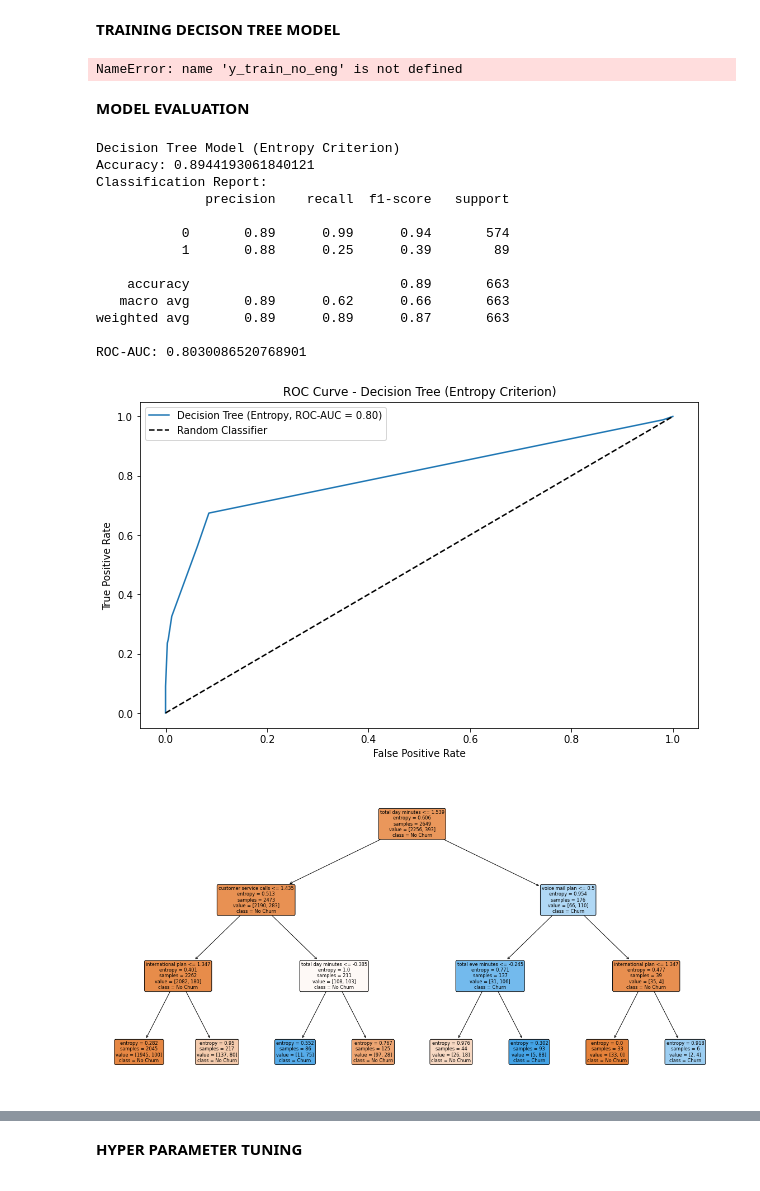
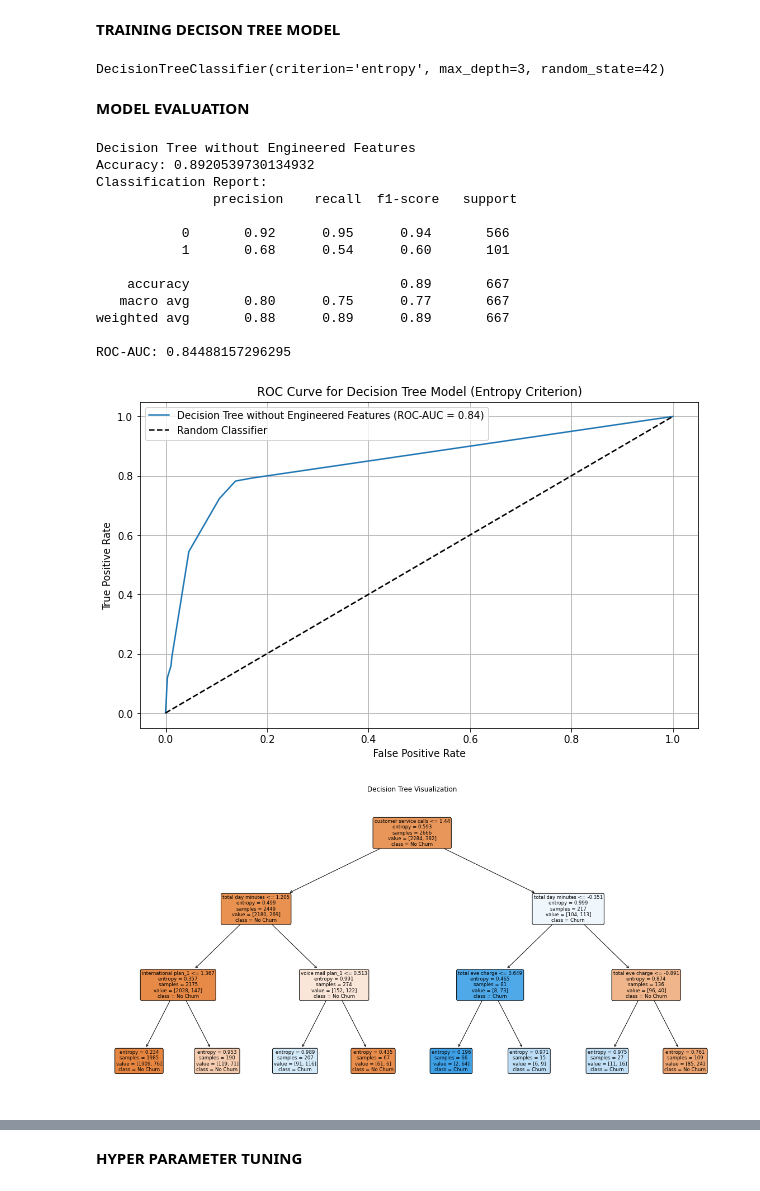
Before and after one commit to ISAACKW/dsc-phase-3-project-v3, a Jupyter notebook: student.ipynb, the cells around one changed output, grey strips where cells are left out. Cells and saved outputs as stored; diff of their text form; code cells hidden in the pictures.

Commit message:
model tuning

```diff
--- a/student.ipynb
+++ b/student.ipynb
@@ -764,10 +825,11 @@ from sklearn.tree import DecisionTreeClassifier
 # %%
 
 # Train the Decision Tree Model
-# Building a Decision Tree using Entropy
 
-model_tree_entropy = DecisionTreeClassifier(criterion='entropy', max_depth=3,random_state=42)
-model_tree_entropy.fit(X_train_no_eng_scaled, y_train_no_eng)
+# Initialize the Decision Tree model with entropy criterion
+model_tree_no_eng = DecisionTreeClassifier(criterion='entropy', max_depth=3,random_state=42)
+# Train the model on Dataset 1 (Without Engineered Features)
+model_tree_no_eng.fit(X_train_no_eng_scaled, y_train)
 # %% [output]
-NameError: name 'y_train_no_eng' is not defined
+DecisionTreeClassifier(criterion='entropy', max_depth=3, random_state=42)
 # %%
@@ -776,45 +838,47 @@ y_pred_tree_entropy = model_tree_entropy.predict(X_test_no_eng_scaled)
 # %% [markdown]
 **MODEL EVALUATION**
 # %%
-# Evaluate the Model
-print("Decision Tree Model (Entropy Criterion)")
-print("Accuracy:", accuracy_score(y_test_no_eng, y_pred_tree_entropy))
-print("Classification Report:")
-print(classification_report(y_test_no_eng, y_pred_tree_entropy))
-print("ROC-AUC:", roc_auc_score(y_test_no_eng, model_tree_entropy.predict_proba(X_test_no_eng_scaled)[:, 1]))
+# Evaluate the model
+print("Decision Tree without Engineered Features")
+print("Accuracy:", accuracy_score(y_test, y_pred_tree_no_eng))
+print("Classification Report:\n", classification_report(y_test, y_pred_tree_no_eng))
+print("ROC-AUC:", roc_auc_score(y_test, model_tree_no_eng.predict_proba(X_test_no_eng_scaled)[:, 1]))
 # %% [output]
-Decision Tree Model (Entropy Criterion)
-Accuracy: 0.8944193061840121
+Decision Tree without Engineered Features
+Accuracy: 0.8920539730134932
 Classification Report:
-              precision    recall  f1-score   support
+               precision    recall  f1-score   support
 
-           0       0.89      0.99      0.94       574
-           1       0.88      0.25      0.39        89
+           0       0.92      0.95      0.94       566
+           1       0.68      0.54      0.60       101
 
-    accuracy                           0.89       663
-   macro avg       0.89      0.62      0.66       663
-weighted avg       0.89      0.89      0.87       663
+    accuracy                           0.89       667
+   macro avg       0.80      0.75      0.77       667
+weighted avg       0.88      0.89      0.89       667
 
-ROC-AUC: 0.8030086520768901
+ROC-AUC: 0.84488157296295
 # %%
-# Plotting the ROC Curve
-fpr, tpr, _ = roc_curve(y_test_no_eng, model_tree_entropy.predict_proba(X_test_no_eng_scaled)[:, 1])
 
+# Plot ROC curve
+fpr_tree_no_eng, tpr_tree_no_eng, _ = roc_curve(y_test, model_tree_no_eng.predict_proba(X_test_no_eng_scaled)[:, 1])
 plt.figure(figsize=(10, 6))
-plt.plot(fpr, tpr, label='Decision Tree (Entropy, ROC-AUC = {:.2f})'.format(roc_auc_score(y_test_no_eng, model_tree_entropy.predict_proba(X_test_no_eng_scaled)[:, 1])))
+plt.plot(fpr_tree_no_eng, tpr_tree_no_eng, label='Decision Tree without Engineered Features (ROC-AUC = {:.2f})'.format(roc_auc_score(y_test, model_tree_no_eng.predict_proba(X_test_no_eng_scaled)[:, 1])))
 plt.plot([0, 1], [0, 1], 'k--', label='Random Classifier')
 plt.xlabel('False Positive Rate')
 plt.ylabel('True Positive Rate')
-plt.title('ROC Curve - Decision Tree (Entropy Criterion)')
+plt.title('ROC Curve for Decision Tree Model (Entropy Criterion)')
 plt.legend()
+plt.grid(True)
 plt.show()
 # %% [output]
-[figure, old version]
+[figure, new version]
 # %%
-# Visualize the Decision Tree
-from sklearn import tree
+
+# Visualize the decision tree
+from sklearn.tree import plot_tree
 plt.figure(figsize=(20, 10))
-tree.plot_tree(model_tree_entropy, filled=True, feature_names=X_train_no_eng.columns, class_names=['No Churn', 'Churn'], rounded=True)
+plot_tree(model_tree_no_eng, filled=True, rounded=True, feature_names=X_train_no_eng.columns, class_names=['No Churn', 'Churn'])
+plt.title("Decision Tree Visualization")
 plt.show()
 # %% [output]
-[figure, old version]
+[figure, new version]
```
Also changed, not shown: parts of 63 cells of this notebook.
